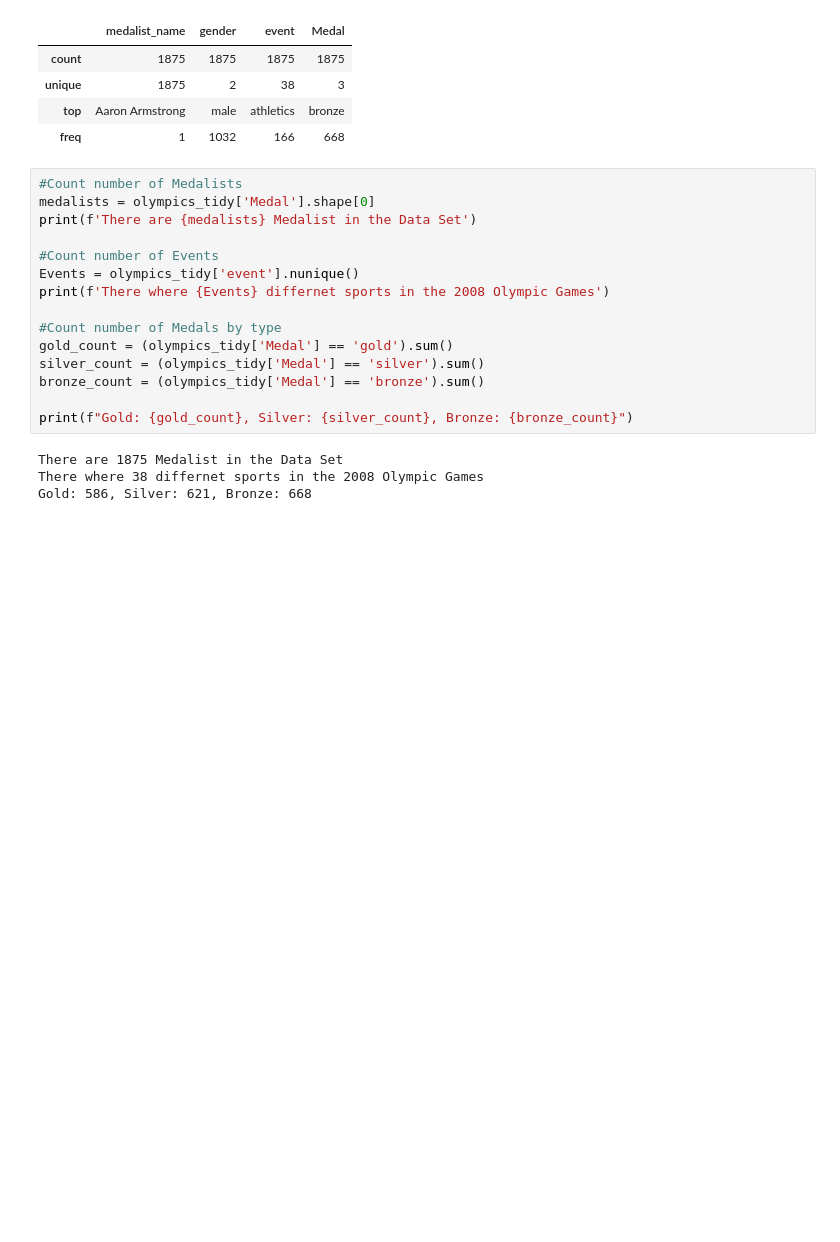
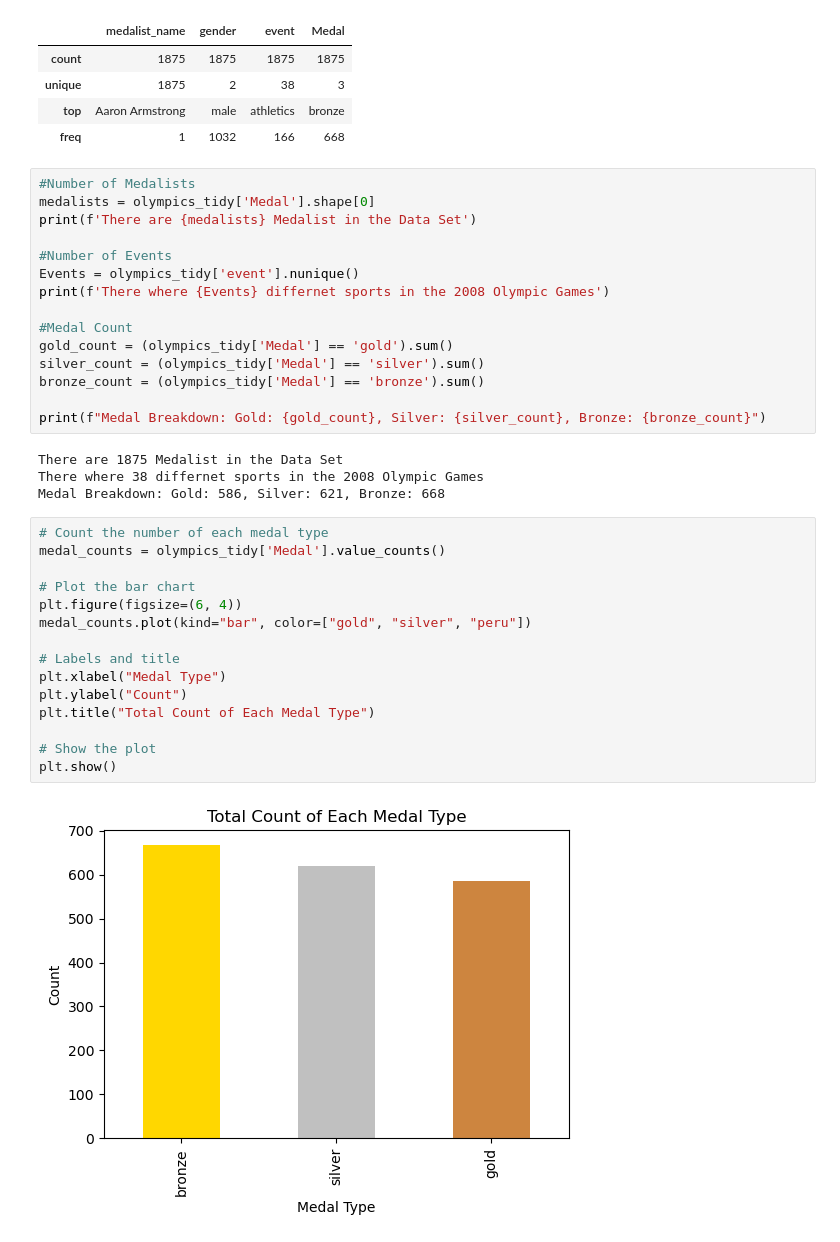
Before and after one commit to silvanamejia1/MEJIA-Python-Portfolio, a Jupyter notebook: Computing II/TidyData_Project/tidy_code.ipynb, the cells around one changed output. Cells and saved outputs as stored; diff of their text form; blank space fills up the shorter version.

Commit message:
Added markdowns and started visualizations

```diff
--- a/Computing II/TidyData_Project/tidy_code.ipynb
+++ b/Computing II/TidyData_Project/tidy_code.ipynb
@@ -62,21 +72,38 @@ olympics_tidy.describe()
 | top | Aaron Armstrong | male | athletics | bronze |
 | freq | 1 | 1032 | 166 | 668 |
 # %%
-#Count number of Medalists
+#Number of Medalists
 medalists = olympics_tidy['Medal'].shape[0]
 print(f'There are {medalists} Medalist in the Data Set')
 
-#Count number of Events
+#Number of Events
 Events = olympics_tidy['event'].nunique()
 print(f'There where {Events} differnet sports in the 2008 Olympic Games')
 
-#Count number of Medals by type
+#Medal Count
 gold_count = (olympics_tidy['Medal'] == 'gold').sum()
 silver_count = (olympics_tidy['Medal'] == 'silver').sum()
 bronze_count = (olympics_tidy['Medal'] == 'bronze').sum()
 
-print(f"Gold: {gold_count}, Silver: {silver_count}, Bronze: {bronze_count}")
+print(f"Medal Breakdown: Gold: {gold_count}, Silver: {silver_count}, Bronze: {bronze_count}")
 # %% [output]
 There are 1875 Medalist in the Data Set
 There where 38 differnet sports in the 2008 Olympic Games
-Gold: 586, Silver: 621, Bronze: 668
+Medal Breakdown: Gold: 586, Silver: 621, Bronze: 668
+# %%
+# Count the number of each medal type
+medal_counts = olympics_tidy['Medal'].value_counts()
+
+# Plot the bar chart
+plt.figure(figsize=(6, 4))
+medal_counts.plot(kind="bar", color=["gold", "silver", "peru"])
+
+# Labels and title
+plt.xlabel("Medal Type")
+plt.ylabel("Count")
+plt.title("Total Count of Each Medal Type")
+
+# Show the plot
+plt.show()
+# %% [output]
+[figure, added]
```
Also changed, not shown: parts of 12 cells of this notebook.
